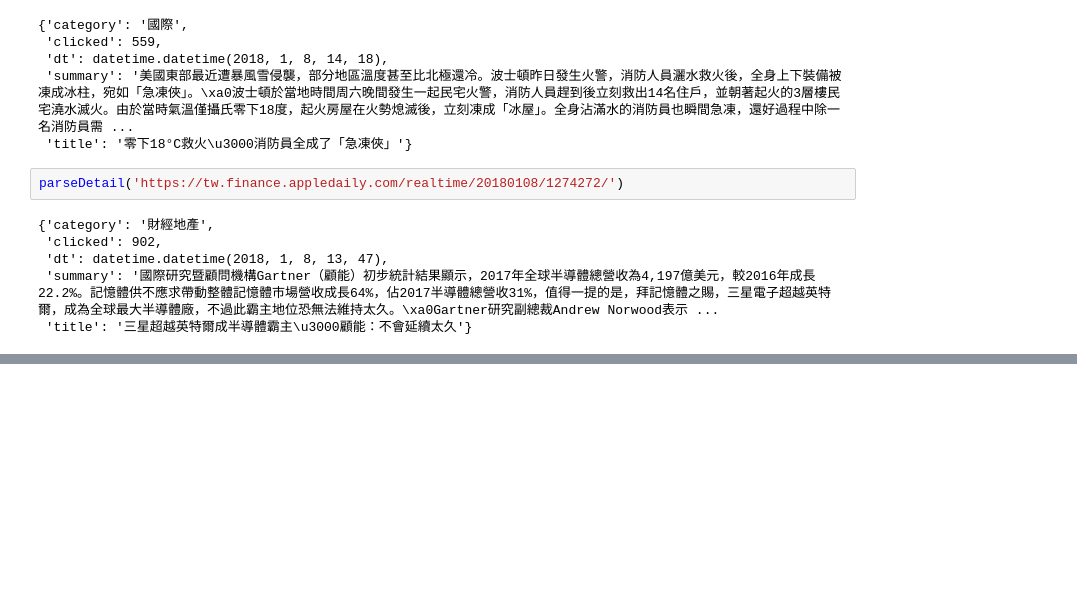
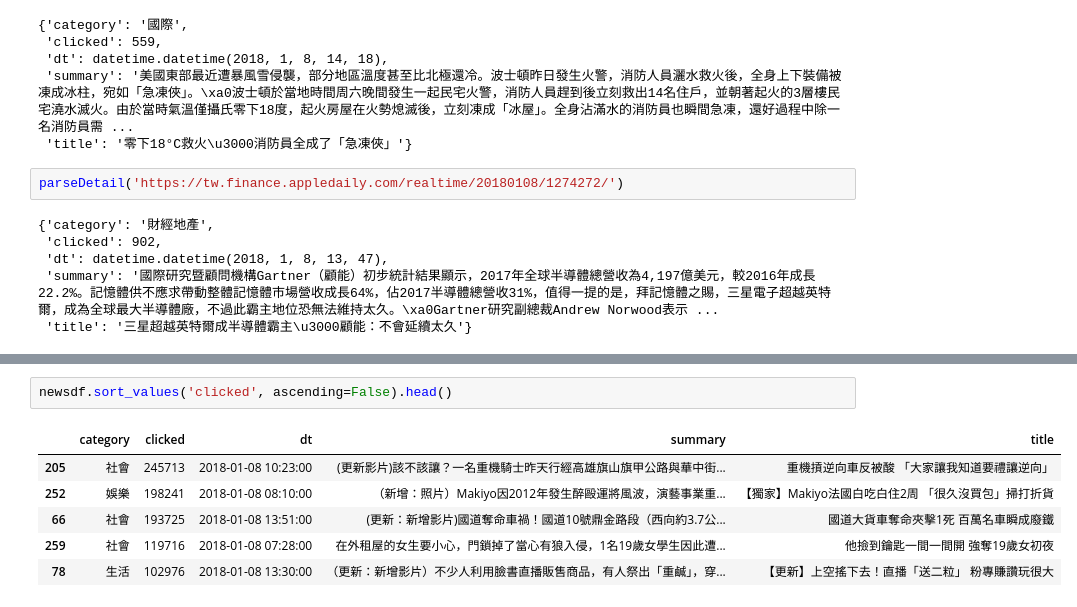
Before and after one commit to ywchiu/fubonpy, a Jupyter notebook: Demo20180108.ipynb, the cells around one changed output, grey strips where cells are left out. Drawn from its saved outputs; the diff is of its cells as text; blank space fills up the shorter version.

```diff
--- a/Demo20180108.ipynb
+++ b/Demo20180108.ipynb
@@ -412,0 +484,9 @@ parseDetail('https://tw.finance.appledaily.com/realtime/20180108/1274272/')
+# %%
+newsdf.sort_values('clicked', ascending=False).head()
+# %% [output]
+|  | category | clicked | dt | summary | title |
+| 205 | 社會 | 245713 | 2018-01-08 10:23:00 | (更新影片)該不該讓？一名重機騎士昨天行經高雄旗山旗甲公路與華中街... | 重機摃逆向車反被酸 「大家讓我知道要禮讓逆向」 |
+| 252 | 娛樂 | 198241 | 2018-01-08 08:10:00 | （新增：照片）Makiyo因2012年發生醉毆運將風波，演藝事業重... | 【獨家】Makiyo法國白吃白住2周 「很久沒買包」掃打折貨 |
+| 66 | 社會 | 193725 | 2018-01-08 13:51:00 | (更新：新增影片)國道奪命車禍！國道10號鼎金路段（西向約3.7公... | 國道大貨車奪命夾擊1死 百萬名車瞬成廢鐵 |
+| 259 | 社會 | 119716 | 2018-01-08 07:28:00 | 在外租屋的女生要小心，門鎖掉了當心有狼入侵，1名19歲女學生因此遭... | 他撿到鑰匙一間一間開 強奪19歲女初夜 |
+| 78 | 生活 | 102976 | 2018-01-08 13:30:00 | （更新：新增影片）不少人利用臉書直播販售商品，有人祭出「重鹹」，穿... | 【更新】上空搖下去！直播「送二粒」 粉專賺讚玩很大 |
```
Also changed, not shown: parts of 21 cells of this notebook, 1 other file.
